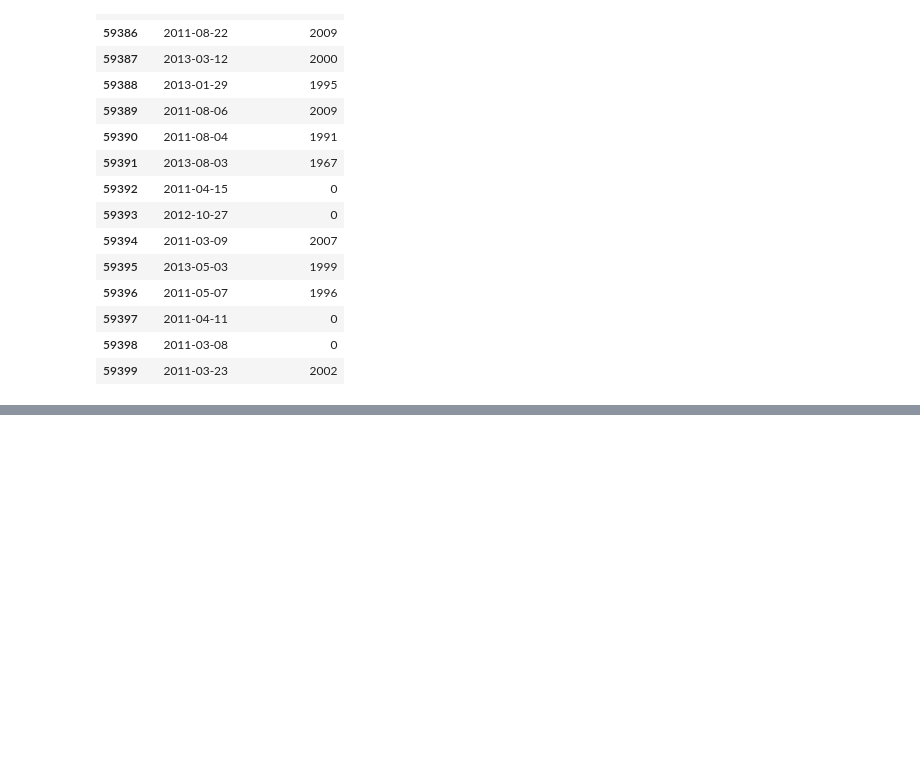
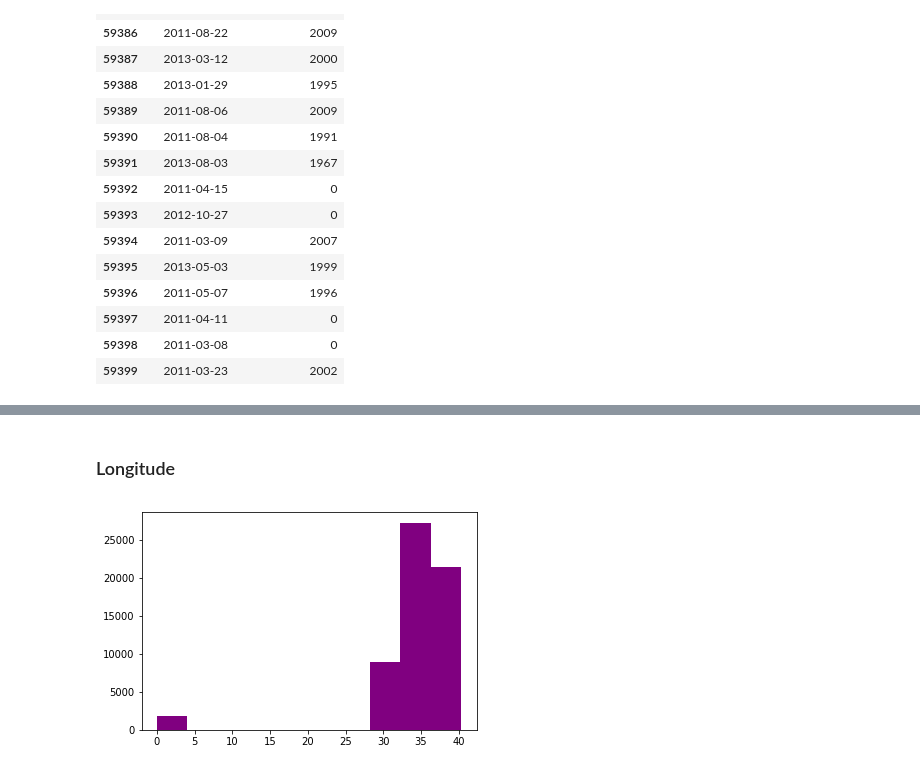
Before and after one commit to MagicMilly/dsc-3-final-project-online-ds-ft-100118, a Jupyter notebook: student.ipynb, the cells around one changed output, grey strips where cells are left out. Cells and saved outputs as stored; diff of their text form; code cells hidden in the pictures; blank space fills up the shorter version.

```diff
--- a/student.ipynb
+++ b/student.ipynb
@@ -484,0 +510,6 @@ date_df.tail(15)
+# %% [markdown]
+### Longitude
+# %%
+plt.hist(df.longitude, color='purple');
+# %% [output]
+[figure, added]
```
Also changed, not shown: parts of 127 cells of this notebook.
